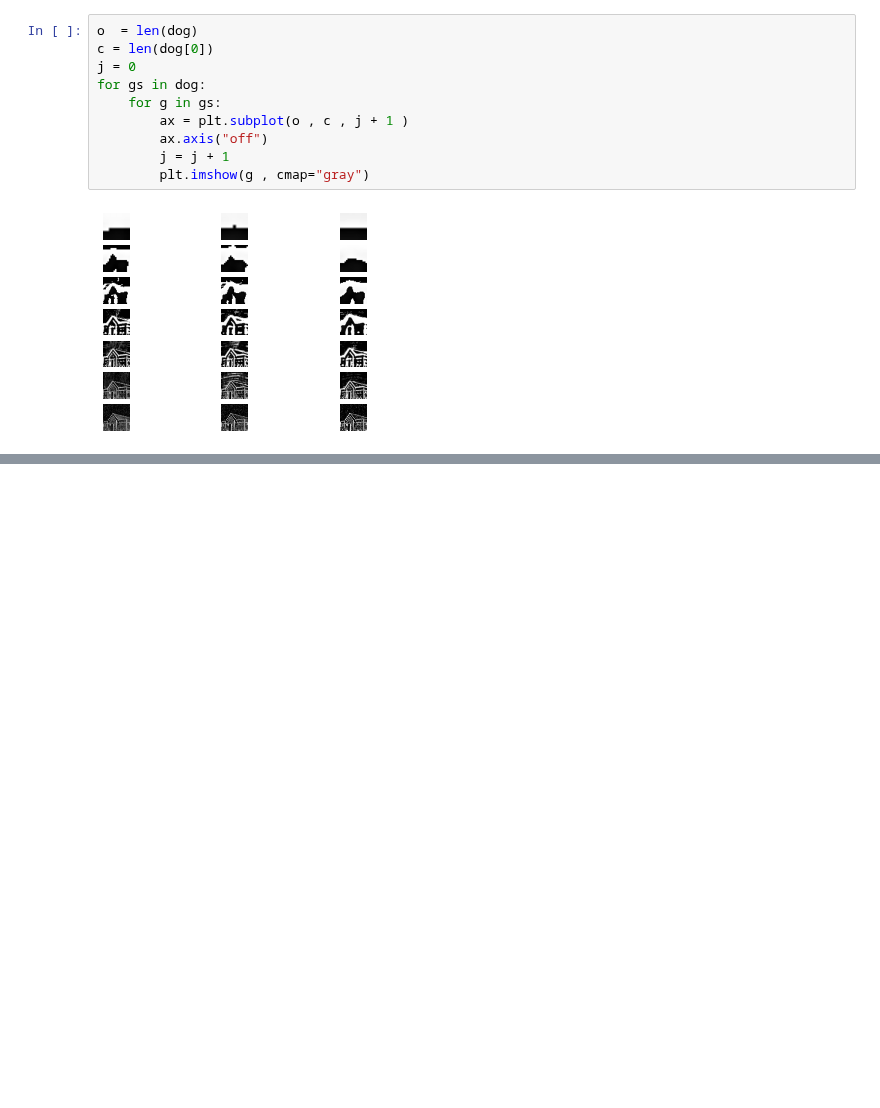
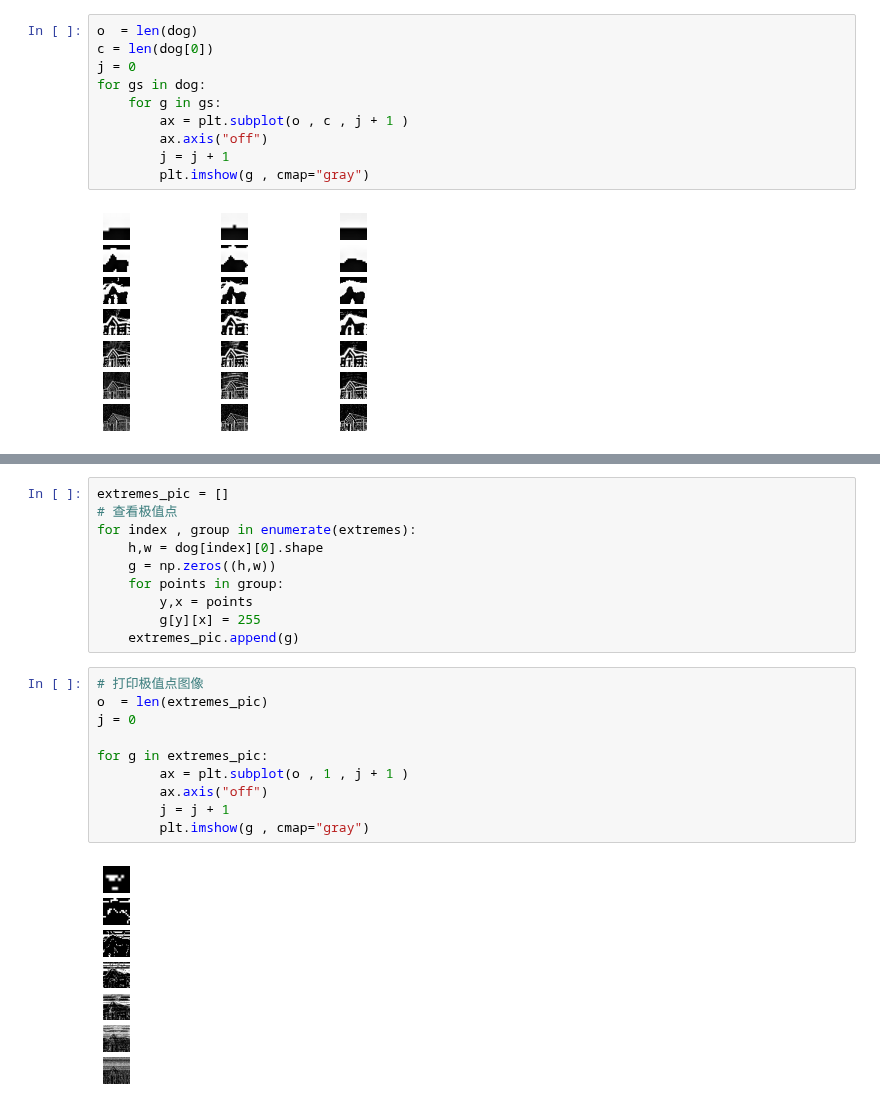
Before and after one commit to swzhxx/DIP, a Jupyter notebook: feature extraction/sift.ipynb, the cells around one changed output, grey strips where cells are left out. Cells and saved outputs as stored; diff of their text form; blank space fills up the shorter version.

```diff
--- a/feature extraction/sift.ipynb
+++ b/feature extraction/sift.ipynb
@@ -109,0 +144,22 @@ for gs in dog:
+# %%
+extremes_pic = []
+# 查看极值点
+for index , group in enumerate(extremes):
+    h,w = dog[index][0].shape
+    g = np.zeros((h,w))
+    for points in group:
+        y,x = points
+        g[y][x] = 255
+    extremes_pic.append(g)
+# %%
+# 打印极值点图像
+o  = len(extremes_pic)
+j = 0
+
+for g in extremes_pic:
+        ax = plt.subplot(o , 1 , j + 1 )
+        ax.axis("off")
+        j = j + 1
+        plt.imshow(g , cmap="gray")
+# %% [output]
+[figure, added]
```
Also changed, not shown: parts of 1 cell of this notebook, 1 other file.
